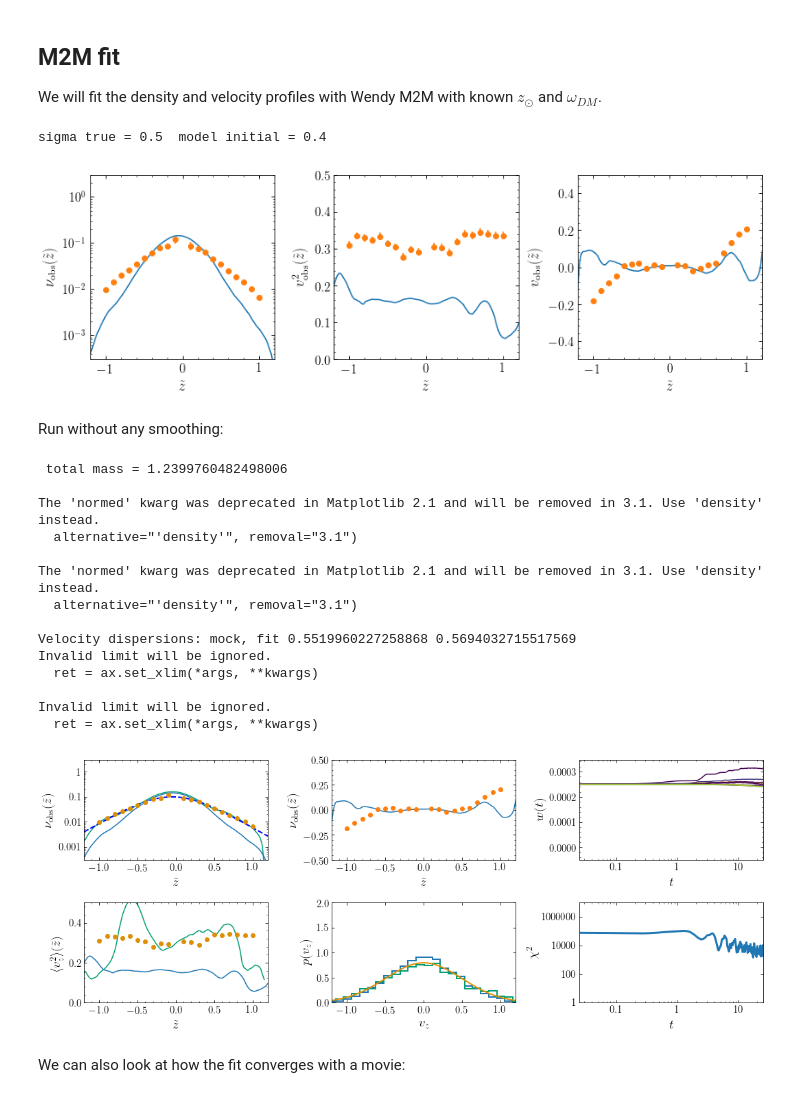
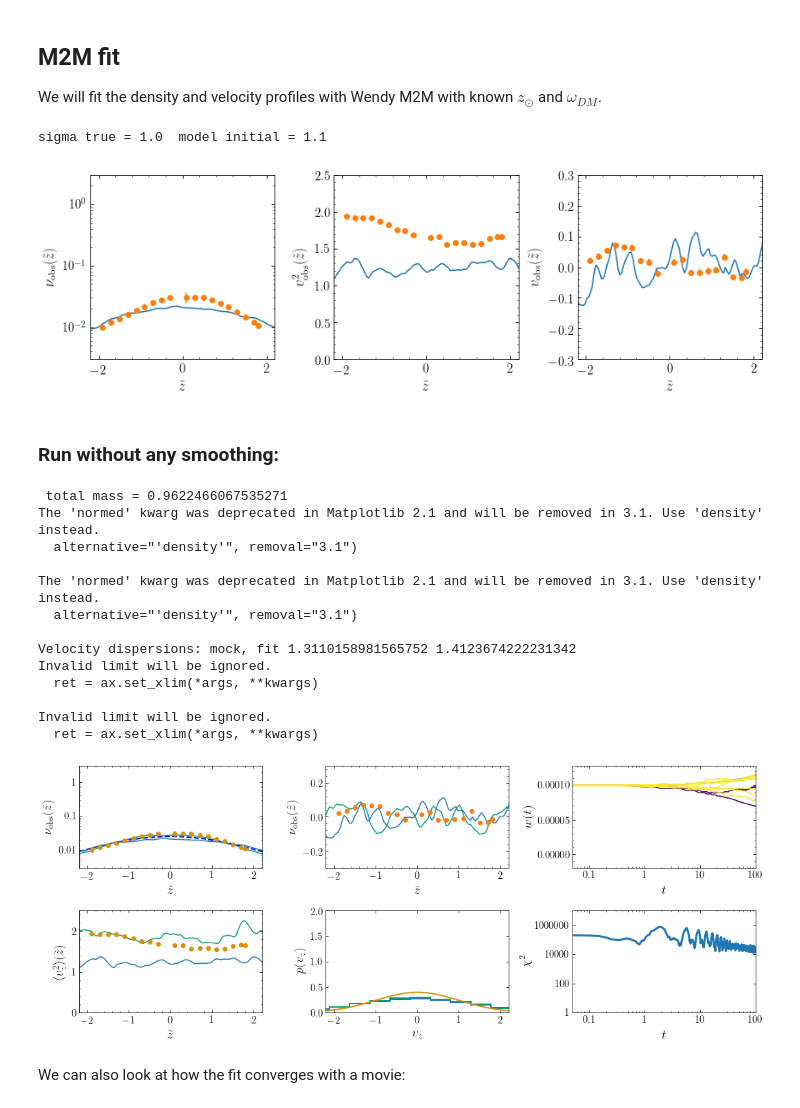
Before and after one commit to kawatadaisuke/WendyM2M, a Jupyter notebook: py/WendyM2M_XomegaXnm_vobs_perturbed.ipynb, the cells around one changed output. Saved outputs shown, nothing was run; the diff lists cells and outputs as text; code cells hidden in the pictures.

```diff
--- a/py/WendyM2M_XomegaXnm_vobs_perturbed.ipynb
+++ b/py/WendyM2M_XomegaXnm_vobs_perturbed.ipynb
@@ -227,12 +233,12 @@ n_init, msat, i_remove, z size = 100001 1.0 140 100001
 # %%
 zt = numpy.empty((n_init, nt+1))
 vzt = numpy.empty((n_init, nt+1))
-Et = numpy.empty((n_init))
+# Et = numpy.empty((n_init))
 zt[:,0] = z
 vzt[:,0] = vz
-Et[0] = wendy.energy(z, vz, m, omega=omegadm_true)
+# Et[0] = wendy.energy(z, vz, m, omega=omegadm_true)
 
-g= wendy.nbody(z, vz, m, dt, omega=omegadm_true, approx=True, nleap=1)
+g= wendypy.nbody(z, vz, m, dt, omega=omegadm_true, approx=True, nleap=1)
 
 for ii in tqdm.trange(i_remove):
     tz, tvz = next(g)
@@ -240,15 +246,15 @@ for ii in tqdm.trange(i_remove):
     tvz[-1] = vz0sat
     zt[:,ii+1] = tz
     vzt[:,ii+1] = tvz
-    Et[ii+1] = wendy.energy(tz, tvz, m)
-    g = wendy.nbody(tz, tvz, m, dt, omega=omegadm_true, approx=True, nleap=1)
+    # Et[ii+1] = wendy.energy(tz, tvz, m)
+    g = wendypy.nbody(tz, tvz, m, dt, omega=omegadm_true, approx=True, nleap=1)
 
-g = wendy.nbody(tz[:-1], tvz[:-1], m[:-1], dt, omega=omegadm_true, approx=True, nleap=5)
+g = wendypy.nbody(tz[:-1], tvz[:-1], m[:-1], dt, omega=omegadm_true, approx=True, nleap=5)
 for ii in tqdm.trange(nt-i_remove):
     tz, tvz = next(g)
     zt[:-1, ii+i_remove+1] = tz
     vzt[:-1, ii+i_remove+1] = tvz
-    Et[ii+i_remove+1] = wendy.energy(tz, tvz, m[:-1], omega=omegadm_true, twopiG=2.*pi)
+    # Et[ii+i_remove+1] = wendy.energy(tz, tvz, m[:-1], omega=omegadm_true, twopiG=2.*pi)
 # %% [markdown]
 Adjusting position.
 # %%
@@ -379,13 +404,13 @@ dens_obs+= numpy.random.normal(size=dens_obs.shape)*dens_obs_noise
 # %% [markdown]
 The observed density is:
 # %%
-zmin = -1.2
-zmax = 1.2
+zmin = -2.2
+zmax = 2.2
 bovy_plot.bovy_print(axes_labelsize=17.,text_fontsize=12.,xtick_labelsize=15.,ytick_labelsize=15.)
 figsize(6,4)
 bovy_plot.bovy_plot(z_obs,dens_obs,'ko',semilogy=True,
                    xlabel=r'$\tilde{z}$',ylabel=r'$\nu_{\mathrm{obs}}(\tilde{z})$',
-                   xrange=[zmin, zmax], yrange=[xnm_true*0.0003, xnm_true*6.])
+                   xrange=[zmin, zmax], yrange=[xnm_true*0.03, xnm_true*6.])
 zs = numpy.linspace(zmin, zmax, 101)
 plot(zs, totmass_true/4./zh_true/numpy.cosh((zs+zsun_true)/2./zh_true)**2.,
             'b--', lw=2., zorder=0)
@@ -448,8 +506,8 @@ zobs= [ 0.1  0.2  0.3  0.4  0.5  0.6  0.7  0.8  0.9  1.  -0.1 -0.2 -0.3 -0.4
 
 We will fit the density and velocity profiles with Wendy M2M with known $z_{\odot}$ and $\omega_{DM}$.
 # %%
-n_m2m= 4000
-sigma_init= 0.4
+n_m2m= 10000
+sigma_init= 1.1
 print('sigma true =', sigma_true, ' model initial =', sigma_init)
 h_m2m= 0.2
 z_m2m, vz_m2m, w_init= wendym2m.sample_sech2(sigma_init,totmass_true,n=n_m2m)
@@ -462,39 +520,39 @@ figsize(12,4)
 subplot(1,3,1)
 bovy_plot.bovy_plot(z_out,dens_init,'-',semilogy=True,gcf=True,
                    xlabel=r'$\tilde{z}$',ylabel=r'$\nu_{\mathrm{obs}}(\tilde{z})$',
-                   xrange=[zmin, zmax],yrange=[xnm_true*0.003, xnm_true*30.])
+                   xrange=[zmin, zmax],yrange=[xnm_true*0.03, xnm_true*30.])
 bovy_plot.bovy_plot(z_obs,dens_obs,'o',semilogy=True,overplot=True)
 errorbar(z_obs,dens_obs,yerr=dens_obs_noise,marker='None',ls='none',color=sns.color_palette()[1])
 yscale('log',nonposy='clip')
 subplot(1,3,2)
 bovy_plot.bovy_plot(z_out,v2_init,'-',gcf=True,
                    xlabel=r'$\tilde{z}$',ylabel=r'$v^2_{\mathrm{obs}}(\tilde{z})$',
-                   xrange=[zmin, zmax],yrange=[0.0,0.5])
+                   xrange=[zmin, zmax],yrange=[0.0,2.5])
 bovy_plot.bovy_plot(z_obs,v2_obs,'o',overplot=True)
 errorbar(z_obs,v2_obs,yerr=v2_obs_noise,marker='None',ls='none',color=sns.color_palette()[1])
 subplot(1,3,3)
 bovy_plot.bovy_plot(z_out,v_init,'-',gcf=True,
                    xlabel=r'$\tilde{z}$',ylabel=r'$v_{\mathrm{obs}}(\tilde{z})$',
-                   xrange=[zmin, zmax],yrange=[-0.5,0.5])
+                   xrange=[zmin, zmax],yrange=[-0.3,0.3])
 bovy_plot.bovy_plot(z_obs,v_obs,'o',overplot=True)
 errorbar(z_obs,v_obs,yerr=v_obs_noise,marker='None',ls='none',color=sns.color_palette()[1])
 
 
 tight_layout()
 # %% [output]
-sigma true = 0.5  model initial = 0.4
+sigma true = 1.0  model initial = 1.1
-[figure, old version]
+[figure, new version]
 # %% [markdown]
-Run without any smoothing:
+### Run without any smoothing:
 # %%
 # step size for particle integration
 step= 0.05*tdyn
-nstep= 1000
+nstep= 2000
 #eps= 10.**-3.5
-eps = 10.0**-6.0
+eps = 10.0**-8.0
 smooth= None #1./step/100.
 st96smooth= False
-mu= 0.
+mu= 0.0
 h_m2m= 0.2
 omega_m2m= omegadm_true
 zsun_m2m= zsun_true
@@ -512,12 +570,13 @@ print(' total mass =', numpy.sum(w_out))
 z_out= numpy.linspace(zmin, zmax, 101)
 dens_final= xnm_m2m*hom2m.compute_dens(z_m2m,zsun_true,z_out,h_m2m,w=w_out)
 v2_final= hom2m.compute_v2(z_m2m,vz_m2m,zsun_true,z_out,h_m2m,w=w_out)
+v_final= hom2m.compute_v(z_m2m,vz_m2m,zsun_true,z_out,h_m2m,w=w_out)
 bovy_plot.bovy_print(axes_labelsize=19.,text_fontsize=14.,xtick_labelsize=15.,ytick_labelsize=15.)
 figsize(15,6)
 subplot(2,3,1)
 bovy_plot.bovy_plot(z_out,dens_init,'-',semilogy=True,color=init_color,
                    xlabel=r'$\tilde{z}$',ylabel=r'$\nu_{\mathrm{obs}}(\tilde{z})$',
-                   xrange=[zmin, zmax],yrange=[xnm_true*0.003,xnm_true*30.],gcf=True)
+                   xrange=[zmin, zmax],yrange=[xnm_true*0.03,xnm_true*30.],gcf=True)
 bovy_plot.bovy_plot(z_obs,dens_obs,'o',semilogy=True,overplot=True,color=constraint_color)
 bovy_plot.bovy_plot(z_out,dens_final,'-',semilogy=True,overplot=True,zorder=0,color=final_color)
 errorbar(z_obs,dens_obs,yerr=dens_obs_noise,marker='None',ls='none',color=constraint_color)
@@ -530,7 +589,7 @@ gca().yaxis.set_major_formatter(FuncFormatter(
 subplot(2,3,4)
 bovy_plot.bovy_plot(z_out,v2_init,'-',color=init_color,
                     xlabel=r'$\tilde{z}$',ylabel=r'$\langle v_z^2\rangle(\tilde{z})$',
-                    xrange=[zmin, zmax],yrange=[0.0,0.5],gcf=True)
+                    xrange=[zmin, zmax],yrange=[0.0,2.5],gcf=True)
 bovy_plot.bovy_plot(z_obs,v2_obs,'o',overplot=True,color=constraint_color)
 bovy_plot.bovy_plot(z_out,v2_final,'-',overplot=True,zorder=0,color=final_color)
 errorbar(z_obs,v2_obs,yerr=v2_obs_noise,marker='None',ls='none',color=constraint_color)
@@ -540,9 +599,10 @@ errorbar(z_obs,v2_obs,yerr=v2_obs_noise,marker='None',ls='none',color=constraint
 subplot(2,3,2)
 bovy_plot.bovy_plot(z_out,v_init,'-',gcf=True,
                    xlabel=r'$\tilde{z}$',ylabel=r'$\nu_{\mathrm{obs}}(\tilde{z})$',
-                   xrange=[zmin, zmax],yrange=[-0.5,0.5])
+                   xrange=[zmin, zmax],yrange=[-0.3,0.3])
 bovy_plot.bovy_plot(z_obs,v_obs,'o',overplot=True)
 errorbar(z_obs,v_obs,yerr=v_obs_noise,marker='None',ls='none',color=sns.color_palette()[1])
+bovy_plot.bovy_plot(z_out,v_final,'-',overplot=True,zorder=0,color=final_color)
 subplot(2,3,5)
 _= hist(vz_m2m,histtype='step',lw=2.,normed=True,bins=31,zorder=0,color=init_color)
 xs= numpy.linspace(zmin, zmax, 201)
@@ -557,37 +617,36 @@ print("Velocity dispersions: mock, fit",numpy.std(vz_mock),\
       numpy.sqrt(numpy.sum(w_out*(vz_m2m-numpy.sum(w_out*vz_m2m)/numpy.sum(w_out))**2.)/numpy.sum(w_out)))
 subplot(2,3,3)
 for ii in range(len(wevol)):
     bovy_plot.bovy_plot(numpy.linspace(0.,1.,nstep)*nstep*step,wevol[ii,0],'-',
                         color=cm.viridis(z_m2m[windx][ii]/0.3),
                         yrange=[-0.2/len(z_m2m),numpy.amax(wevol)*1.1],
                         semilogx=True,xlabel=r'$t$',ylabel=r'$w(t)$',gcf=True,overplot=ii>0)
 gca().xaxis.set_major_formatter(FuncFormatter(
                 lambda y,pos: (r'${{:.{:1d}f}}$'.format(int(numpy.maximum(-numpy.log10(y),0)))).format(y)))
 subplot(2,3,6)
 bovy_plot.bovy_plot(numpy.linspace(0.,1.,nstep)*nstep*step,numpy.sum(Q,axis=1),lw=3.,
                    loglog=True,xlabel=r'$t$',ylabel=r'$\chi^2$',gcf=True,
                    yrange=[1.,10**7.0])
 gca().yaxis.set_major_formatter(FuncFormatter(
                 lambda y,pos: (r'${{:.{:1d}f}}$'.format(int(numpy.maximum(-numpy.log10(y),0)))).format(y)))
 gca().xaxis.set_major_formatter(FuncFormatter(
                 lambda y,pos: (r'${{:.{:1d}f}}$'.format(int(numpy.maximum(-numpy.log10(y),0)))).format(y)))
 tight_layout()
 # %% [output]
- total mass = 1.2399760482498006
-
+ total mass = 0.9622466067535271
 The 'normed' kwarg was deprecated in Matplotlib 2.1 and will be removed in 3.1. Use 'density' instead.
   alternative="'density'", removal="3.1")
 
 The 'normed' kwarg was deprecated in Matplotlib 2.1 and will be removed in 3.1. Use 'density' instead.
   alternative="'density'", removal="3.1")
 
-Velocity dispersions: mock, fit 0.5519960227258868 0.5694032715517569
+Velocity dispersions: mock, fit 1.3110158981565752 1.4123674222231342
 Invalid limit will be ignored.
   ret = ax.set_xlim(*args, **kwargs)
 
 Invalid limit will be ignored.
   ret = ax.set_xlim(*args, **kwargs)
-[figure, old version]
+[figure, new version]
 # %% [markdown]
 We can also look at how the fit converges with a movie:
 # %%
```
Also changed, not shown: parts of 35 cells of this notebook, 2 other files.
